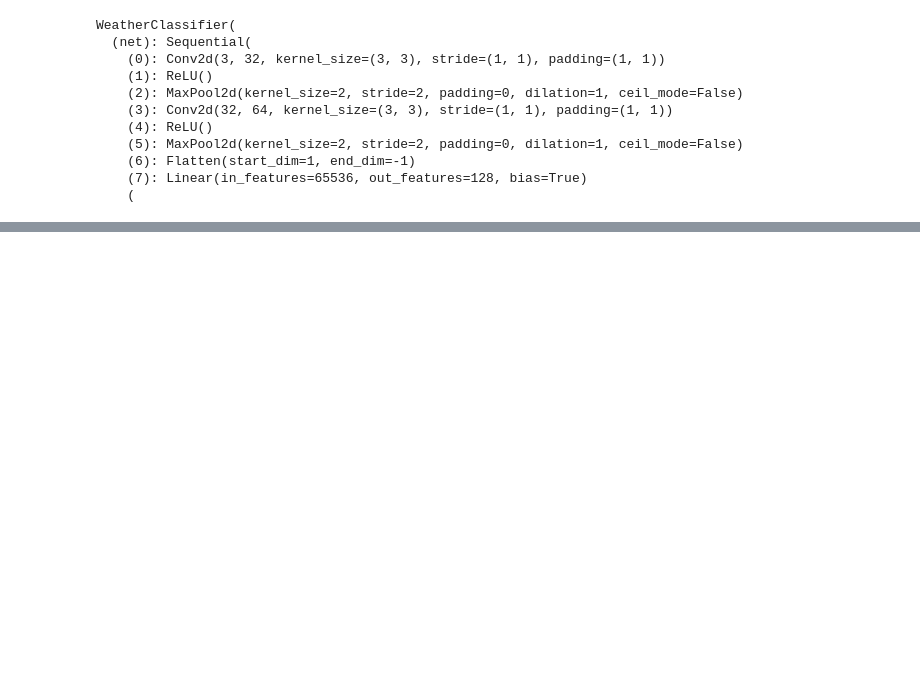
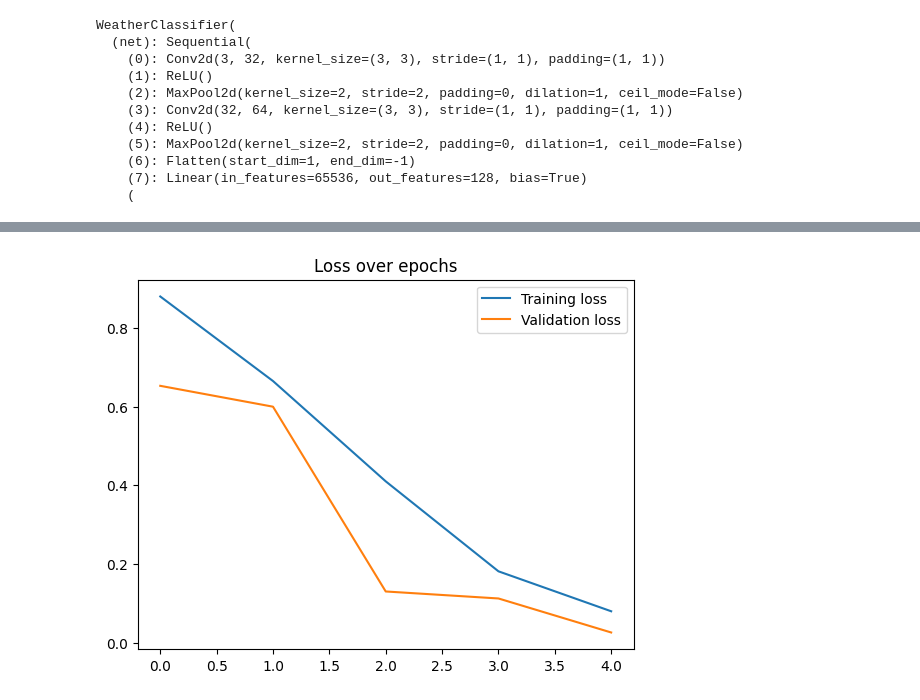
Before and after one commit to ClemouDouard/applied_ai_intro_task, a Jupyter notebook: notebook.ipynb, the cells around one changed output, grey strips where cells are left out. Cells and saved outputs as stored; diff of their text form; code cells hidden in the pictures; blank space fills up the shorter version.

```diff
--- a/notebook.ipynb
+++ b/notebook.ipynb
@@ -186,0 +245,4 @@ plt.show()
+# %%
+train_loader = DataLoader(train_dataset, batch_size=32, shuffle=True)
+val_loader = DataLoader(val_dataset, batch_size=32, shuffle=False)
+test_loader = DataLoader(val_dataset, batch_size=32, shuffle=False)
@@ -186,0 +268,34 @@ plt.show()
+# %%
+model = ArtClassifier(num_classes=2)
+# %%
+criterion = nn.CrossEntropyLoss()
+optimizer = optim.Adam(model.parameters(), lr=0.001)
+# %%
+num_epochs = 5
+train_losses, val_losses = [], []
+
+for epoch in range(num_epochs):
+    model.train()
+    running_loss = 0.0
+    for images, labels in tqdm(train_loader, desc='Training'):
+        optimizer.zero_grad()
+        outputs = model(images)
+        loss = criterion(outputs, labels)
+        loss.backward()
+        optimizer.step()
+        running_loss += loss.item() * labels.size(0)
+
+    train_loss = running_loss / len(train_loader.dataset)
+    train_losses.append(train_loss)
+
+    model.eval()
+    running_loss = 0.0
+    with torch.no_grad():
+        for images, labels in tqdm(val_loader, desc='Validation'):
+            outputs = model(images)
+            loss = criterion(outputs, labels)
+            running_loss += loss.item() * labels.size(0)
+
+    val_loss = running_loss / len(val_loader.dataset)
+    val_losses.append(val_loss)
+    print(f'Epoch {epoch+1}/{num_epochs}, Train Loss: {train_loss:.4f}, Val Loss: {val_loss:.4f}')
@@ -186,0 +308,8 @@ plt.show()
+# %%
+plt.plot(train_losses, label='Training loss')
+plt.plot(val_losses, label='Validation loss')
+plt.legend()
+plt.title("Loss over epochs")
+plt.show()
+# %% [output]
+[figure, added]
```
Also changed, not shown: parts of 11 cells of this notebook.
